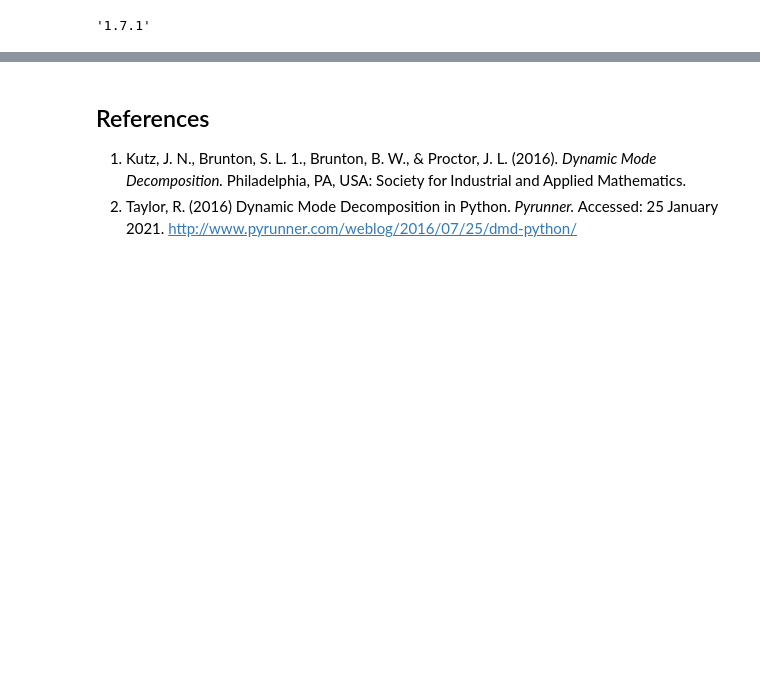
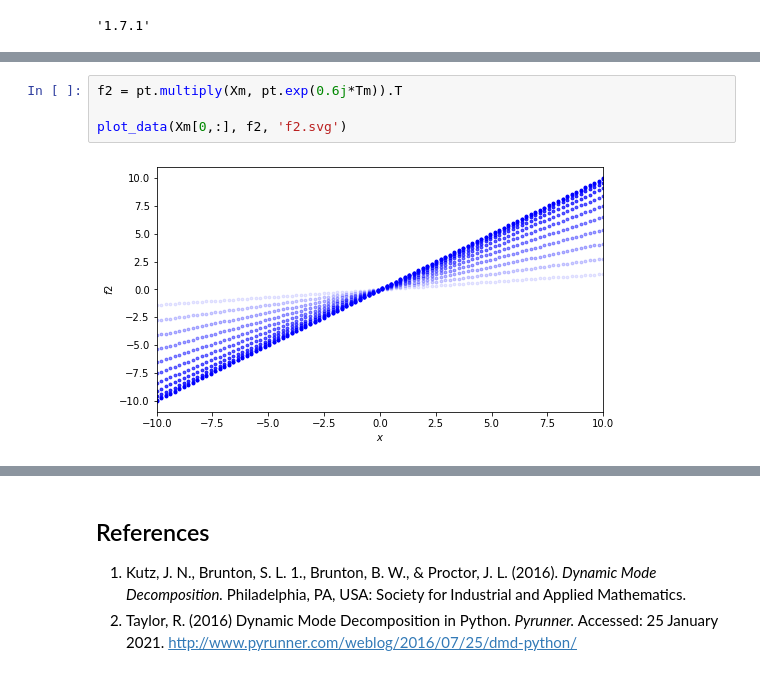
Before and after one commit to FlowModelingControl/flowtorch, a Jupyter notebook: docs/source/notebooks/DMD_introduction.ipynb, the cells around one changed output, grey strips where cells are left out. Drawn from its saved outputs; the diff is of its cells as text; blank space fills up the shorter version.

```diff
--- a/docs/source/notebooks/DMD_introduction.ipynb
+++ b/docs/source/notebooks/DMD_introduction.ipynb
@@ -84,0 +114,6 @@ $$\Phi = X'V\Sigma^{-1}W$$
+# %%
+f2 = pt.multiply(Xm, pt.exp(0.6j*Tm)).T
+
+plot_data(Xm[0,:], f2, 'f2.svg')
+# %% [output]
+[figure, added]
```
Also changed, not shown: parts of 35 cells of this notebook, 5 other files.
